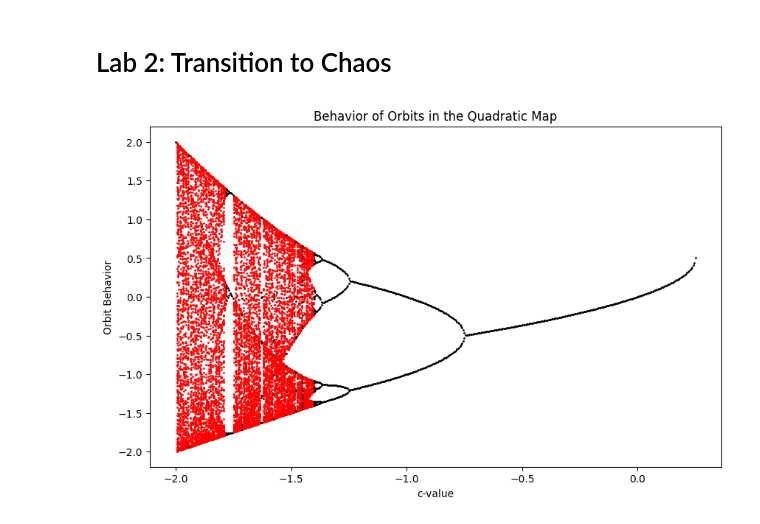
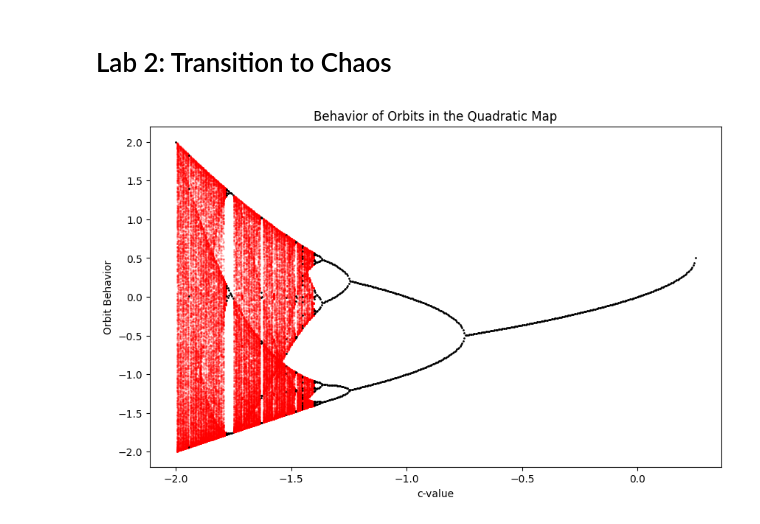
Before and after one commit to milesmercer04/Chaos, a Jupyter notebook: Lab2.ipynb, the cells around one changed output. Saved outputs shown, nothing was run; the diff lists cells and outputs as text; code cells hidden in the pictures.

Commit message:
Fiddled with opacity of points on chaotic orbits to make a more informative and aesthetically pleasing graph

```diff
--- a/Lab2.ipynb
+++ b/Lab2.ipynb
@@ -5,7 +5,7 @@ import numpy as np
 import matplotlib.pyplot as plt
 # %%
 # Compute "tail-end" of orbit, returning as a list
-def compute_quadradit_orbit(c, x_0, iter=1000000, discard=999900):
+def compute_quadradit_orbit(c, x_0, iter=1000000, discard=999500):
     f = lambda x: x**2 + c
     orbit = []
 
@@ -19,7 +19,7 @@ def compute_quadradit_orbit(c, x_0, iter=1000000, discard=999900):
     return orbit
 # %%
 # Analyze the tail end of the orbit and return result
-def analyze_orbit(orbit, max_period=32, tol=1e-2):
+def analyze_orbit(orbit, max_period=32, tol=1e-3):
     # Check if orbit approaches a fixed point
     if np.isclose(orbit[-1], orbit[-2], atol=tol):
         return {'type': 'fixed', 'values': [orbit[-1]]}
@@ -34,30 +34,31 @@ def analyze_orbit(orbit, max_period=32, tol=1e-2):
 # %%
 c_values = np.linspace(-2, 0.25, 500)
 plt.figure(figsize=(10, 6))
 
 for c in c_values:
     orbit = compute_quadradit_orbit(c, x_0=0)
     result = analyze_orbit(orbit)
 
     if result['type'] == 'fixed' or result['type'] == 'periodic':
         for val in result['values']:
             plt.plot(c, val, 'ko', markersize=1)
     else:
         for val in result['values']:
-            plt.plot(c, val, 'ro', markersize=1)
+            plt.plot(c, val, 'ro', alpha=0.2, markersize=1)
 
     # if result['type'] == 'fixed':
     #         plt.plot(c, result['values'], 'bo', markersize=1)  # Fixed points as blue dots
     # elif result['type'] == 'periodic':
     #     for val in result['values']:
     #         plt.plot(c, val, 'go', markersize=1)  # Cycle points as green dots
     # elif result['type'] == 'chaotic':
     #     # Plotting chaotic behavior as a vertical line (or densely packed vertical points)
     #     plt.vlines(c, ymin=result['values'][0], ymax=result['values'][1], colors='r', linewidth=1)
 
 plt.xlabel('c-value')
 plt.ylabel('Orbit Behavior')
 plt.title('Behavior of Orbits in the Quadratic Map')
+plt.savefig('OrbitDiagram_Alpha02.png')
 plt.show()
 # %% [output]
-[figure, old version]
+[figure, new version]
```
Also changed, not shown: 1 other file.
